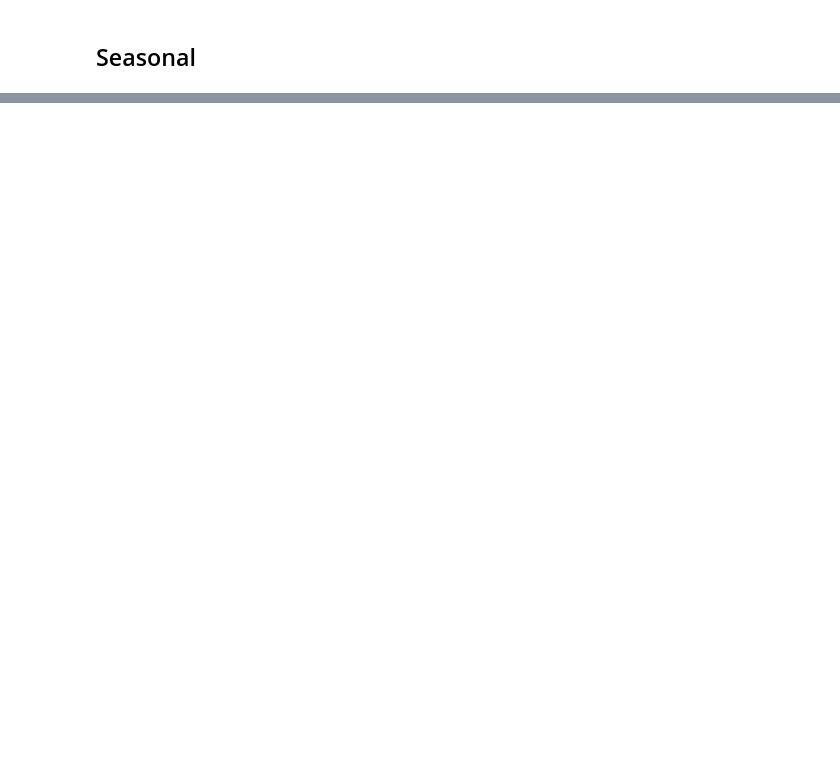
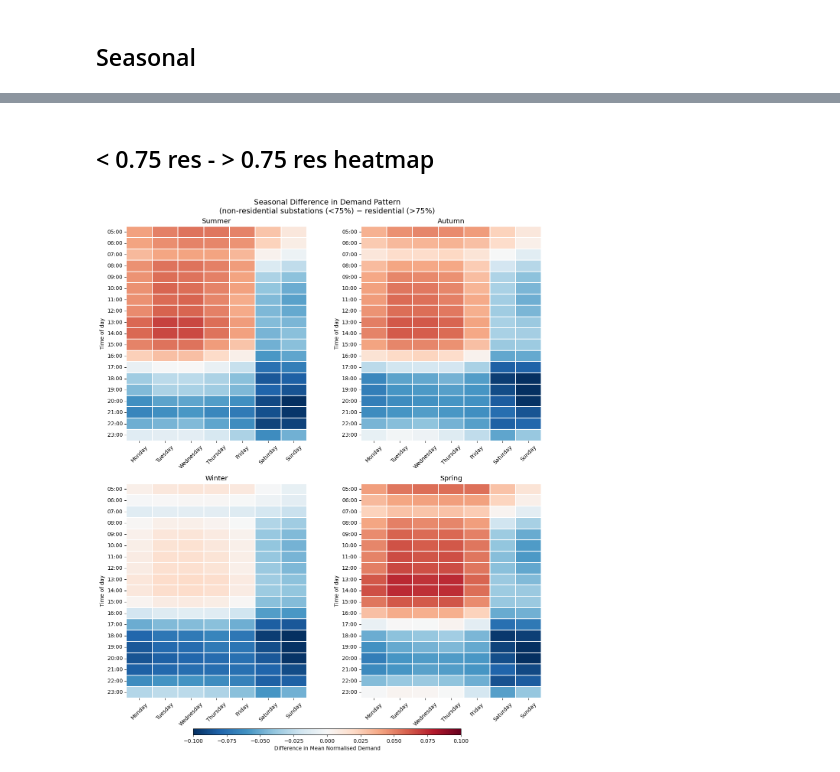
Before and after one commit to 21centuryweather/aus_substation_electricity, a Jupyter notebook: pia_notebooks/NSW_data/time_type_regular.ipynb, the cells around one changed output, grey strips where cells are left out. Cells and saved outputs as stored; diff of their text form; code cells hidden in the pictures; blank space fills up the shorter version.

Commit message:
Heatmapping <0.75 - >0.75 demand

```diff
--- a/pia_notebooks/NSW_data/time_type_regular.ipynb
+++ b/pia_notebooks/NSW_data/time_type_regular.ipynb
@@ -489,0 +681,61 @@ info.loc[residential_subs, ['Name', 'Area', 'Residential']].sort_values('Residen
+# %% [markdown]
+## < 0.75 res - > 0.75 res heatmap
+# %%
+seasons = ['Summer', 'Autumn', 'Winter', 'Spring']
+fig, axes = plt.subplots(2, 2, figsize=(14, 16))
+axes = axes.flatten()
+
+peak_hours = [f'{h:02d}:00' for h in range(5, 24)]
+
+for i, season in enumerate(seasons):
+    season_mask = demand_norm['season'] == season
+
+    pivot_non_res_season = (
+        demand_norm[season_mask]
+        .groupby(['day_of_week', 'time_block'])[non_res_subs]
+        .mean()
+        .mean(axis=1)
+        .unstack(level=0)
+    )
+
+    pivot_res_season = (
+        demand_norm[season_mask]
+        .groupby(['day_of_week', 'time_block'])[residential_subs]
+        .mean()
+        .mean(axis=1)
+        .unstack(level=0)
+    )
+
+    pivot_non_res_season = pivot_non_res_season.reindex(peak_hours)[day_order]
+    pivot_res_season = pivot_res_season.reindex(peak_hours)[day_order]
+
+    pivot_diff_season = pivot_non_res_season - pivot_res_season
+
+    sns.heatmap(
+        pivot_diff_season,
+        cmap='RdBu_r',
+        ax=axes[i],
+        center=0,
+        cbar=False,
+        linewidths=0.3,
+        linecolor='white'
+    )
+    axes[i].set_title(f'{season}', fontsize=13)
+    axes[i].set_xlabel('')
+    axes[i].set_ylabel('Time of day')
+    axes[i].set_yticklabels(axes[i].get_yticklabels(), rotation=0, ha='right')
+    axes[i].set_xticklabels(axes[i].get_xticklabels(), rotation=45, ha='center')
+    axes[i].tick_params(axis='y', labelsize=10)
+
+import matplotlib.cm as cm
+import matplotlib.colors as mcolors
+sm = cm.ScalarMappable(cmap='RdBu_r', norm=mcolors.TwoSlopeNorm(vmin=-0.1, vcenter=0, vmax=0.1))
+sm.set_array([])
+cbar_ax = fig.add_axes([0.25, 0.05, 0.5, 0.01])
+fig.colorbar(sm, cax=cbar_ax, label='Difference in Mean Normalised Demand', orientation='horizontal')
+
+fig.suptitle('Seasonal Difference in Demand Pattern\n(non-residential substations (<75%) − residential (>75%)', fontsize=14, y=0.925)
+plt.subplots_adjust(hspace=0.2, wspace=0.3)
+plt.show()
+# %% [output]
+[figure, added]
```
Also changed, not shown: parts of 24 cells of this notebook.
